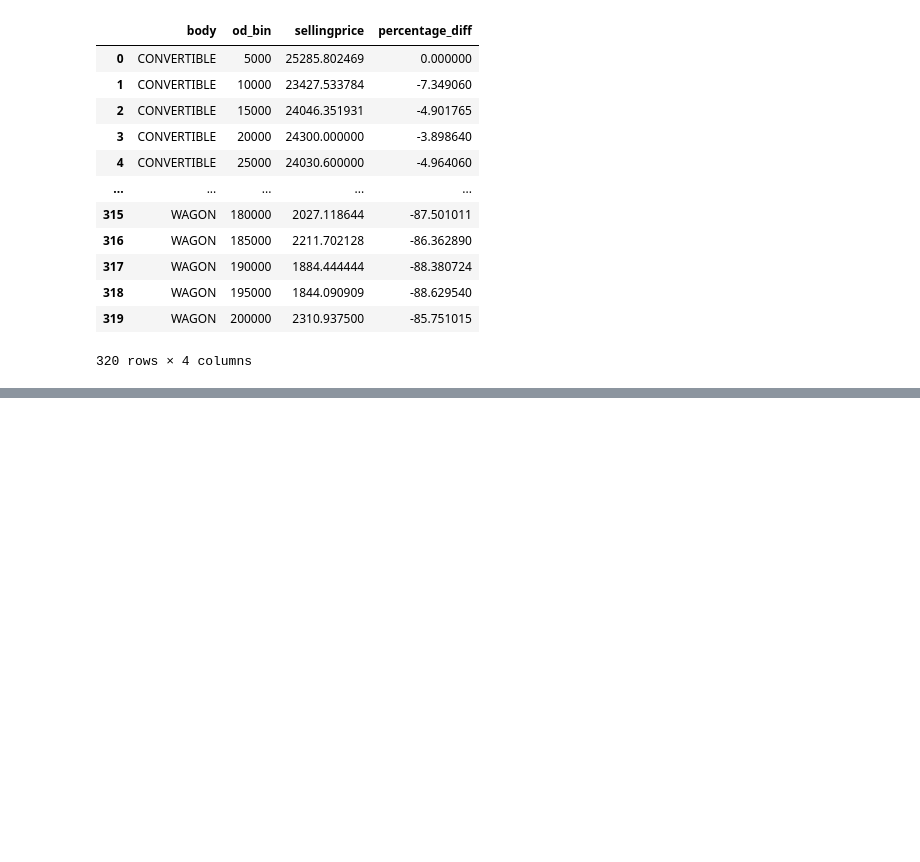
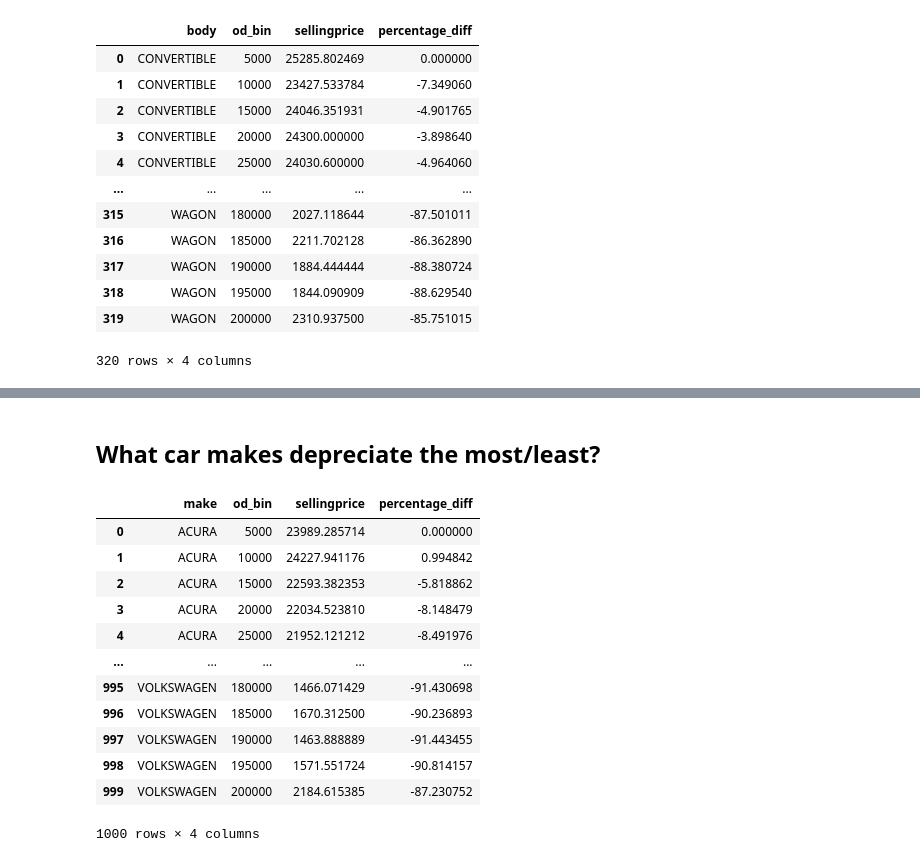
Before and after one commit to wihbit/used_car_market, a Jupyter notebook: alex.ipynb, the cells around one changed output, grey strips where cells are left out. Cells and saved outputs as stored; diff of their text form; code cells hidden in the pictures; blank space fills up the shorter version.

```diff
--- a/alex.ipynb
+++ b/alex.ipynb
@@ -179,8 +204,25 @@ plt.show()
+# %% [markdown]
+## What car makes depreciate the most/least?
 # %%
-od_group = df[df['make'].isin(top25_makes)].groupby(['make', 'od_bin'])['sellingprice'].mean().reset_index()
-od_group = pd.DataFrame(od_group)
-od_group['percentage_diff'] = od_group.groupby('make')['sellingprice'].transform(lambda x: (x - x.iloc[0]) / x.iloc[0] * 100)
+# Create a dataframe showing the average selling price for each car make in each odometer bin
+odometer = df[df['make'].isin(top25_makes)].groupby(['make', 'od_bin'])['sellingprice'].mean().reset_index()
 
+# Create a new column to show the percentage change in value from the first odometer bin
+odometer['percentage_diff'] = odometer.groupby('make')['sellingprice'].transform(lambda x: (x - x.iloc[0]) / x.iloc[0] * 100)
 
-od_group_hmm = od_group[od_group['od_bin'].isin([50000, 100000, 150000, 200000])]
-od_group_hmm
+# Preview the dataframe
+odometer
+# %% [output]
+|  | make | od_bin | sellingprice | percentage_diff |
+| 0 | ACURA | 5000 | 23989.285714 | 0.000000 |
+| 1 | ACURA | 10000 | 24227.941176 | 0.994842 |
+| 2 | ACURA | 15000 | 22593.382353 | -5.818862 |
+| 3 | ACURA | 20000 | 22034.523810 | -8.148479 |
+| 4 | ACURA | 25000 | 21952.121212 | -8.491976 |
+| ... | ... | ... | ... | ... |
+| 995 | VOLKSWAGEN | 180000 | 1466.071429 | -91.430698 |
+| 996 | VOLKSWAGEN | 185000 | 1670.312500 | -90.236893 |
+| 997 | VOLKSWAGEN | 190000 | 1463.888889 | -91.443455 |
+| 998 | VOLKSWAGEN | 195000 | 1571.551724 | -90.814157 |
+| 999 | VOLKSWAGEN | 200000 | 2184.615385 | -87.230752 |
+1000 rows × 4 columns
```
Also changed, not shown: parts of 19 cells of this notebook.
